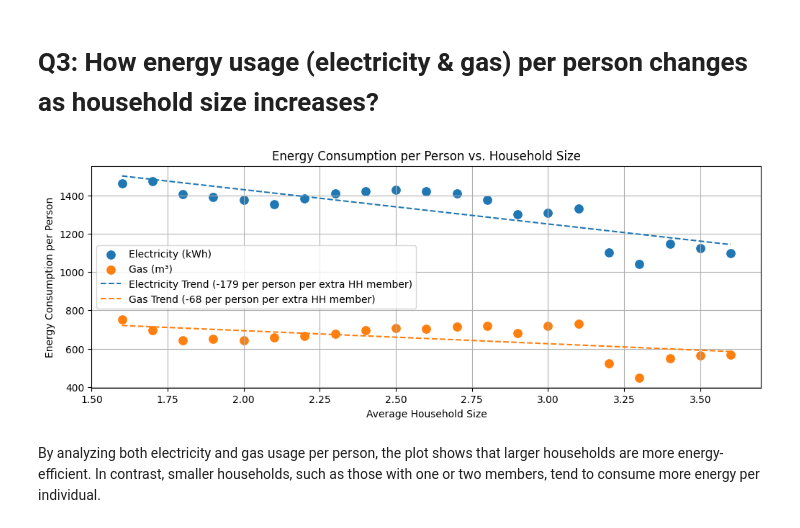
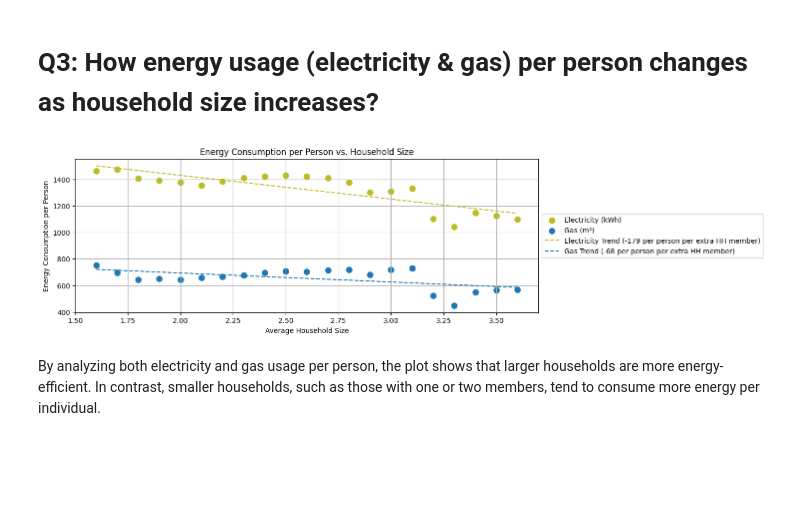
Before and after one commit to Olulu108/NL_energy_project, a Jupyter notebook: energy_project.ipynb, the cells around one changed output. Cells and saved outputs as stored; diff of their text form; code cells hidden in the pictures; blank space fills up the shorter version.

```diff
--- a/energy_project.ipynb
+++ b/energy_project.ipynb
@@ -266,7 +260,7 @@ types = {
 
 plt.figure(figsize=(12,4))
 
-colors = ['tab:blue', 'tab:orange', 'tab:green', 'tab:brown', 'tab:red']
+colors = ['tab:cyan', 'tab:purple', 'tab:blue', 'tab:green', 'tab:olive']
 i = 0
 # Loop over each gas type
 for col, label in types.items():
@@ -391,7 +385,7 @@ types = {
 
 plt.figure(figsize=(12,4))
 
-colors = ['tab:blue', 'tab:orange', 'tab:green', 'tab:brown', 'tab:red']
+colors = ['tab:cyan', 'tab:purple', 'tab:blue', 'tab:green', 'tab:olive']
 i = 0
 # Loop over each gas type
 for col, label in types.items():
@@ -564,42 +552,49 @@ import numpy as np
 # Copy clean yearly data
 df_clean = df_mun[
     (df_mun['g_hhgro'] > 0) &
     (df_mun['g_ele'] > 0) &
     (df_mun['g_gas'] > 0)
 ].copy()
 
 # Calculate per person energy use
 df_clean['elec_per_person'] = df_clean['g_ele'] / df_clean['g_hhgro']
 df_clean['gas_per_person'] = df_clean['g_gas'] / df_clean['g_hhgro']
 
-# Group data by household size and average energy. Группирует по размеру домохозяйства от двух колонок, которые только создали. Беред среднее значение
+# Group data by household size and average energy
 grouped = df_clean.groupby('g_hhgro')[['elec_per_person', 'gas_per_person']].mean().reset_index()
 
 # Plotting
-plt.figure(figsize=(12,4))
+plt.figure(figsize=(12, 4))
 
-sns.scatterplot(data=grouped, x='g_hhgro', y='elec_per_person', label='Electricity (kWh)', s=100)
-sns.scatterplot(data=grouped, x='g_hhgro', y='gas_per_person', label='Gas (m³)', s=100)
+colors = ['tab:olive', 'tab:blue']
+
+# Scatter plots
+sns.scatterplot(data=grouped, x='g_hhgro', y='elec_per_person', label='Electricity (kWh)', s=100, color=colors[0])
+sns.scatterplot(data=grouped, x='g_hhgro', y='gas_per_person', label='Gas (m³)', s=100, color=colors[1])
 
 # Linear trend lines
-for col, label in [('elec_per_person', 'Electricity'), ('gas_per_person', 'Gas')]:
-    X = grouped['g_hhgro'].values.reshape(-1,1)
+for i, (col, label) in enumerate([('elec_per_person', 'Electricity'), ('gas_per_person', 'Gas')]):
+    X = grouped['g_hhgro'].values.reshape(-1, 1)
     y = grouped[col].values
     model = LinearRegression()
     model.fit(X, y)
     y_pred = model.predict(X)
-    plt.plot(grouped['g_hhgro'], y_pred, linestyle='--', label=f'{label} Trend ({model.coef_[0]:.0f} per person per extra HH member)')
+    plt.plot(grouped['g_hhgro'], y_pred, linestyle='--', label=f'{label} Trend ({model.coef_[0]:.0f} per person per extra HH member)', color=colors[i], linewidth=1.5)
 
 # Labels and formatting
 plt.title('Energy Consumption per Person vs. Household Size')
 plt.xlabel('Average Household Size')
 plt.ylabel('Energy Consumption per Person')
 plt.grid(True)
-plt.legend()
+
+# Separate legend area
+plt.legend(loc='center left', bbox_to_anchor=(1, 0.5))
+
+# Save or show
 plt.savefig('Q3_hhsize.png', dpi=300, bbox_inches='tight')
 # plt.show()
 # %% [output]
-[figure, old version]
+[figure, new version]
 # %% [markdown]
 By analyzing both electricity and gas usage per person, the plot shows that larger households are more energy-efficient. In contrast, smaller households, such as those with one or two members, tend to consume more energy per individual.
 # %% [markdown]
```
Also changed, not shown: parts of 24 cells of this notebook, 5 other files.
